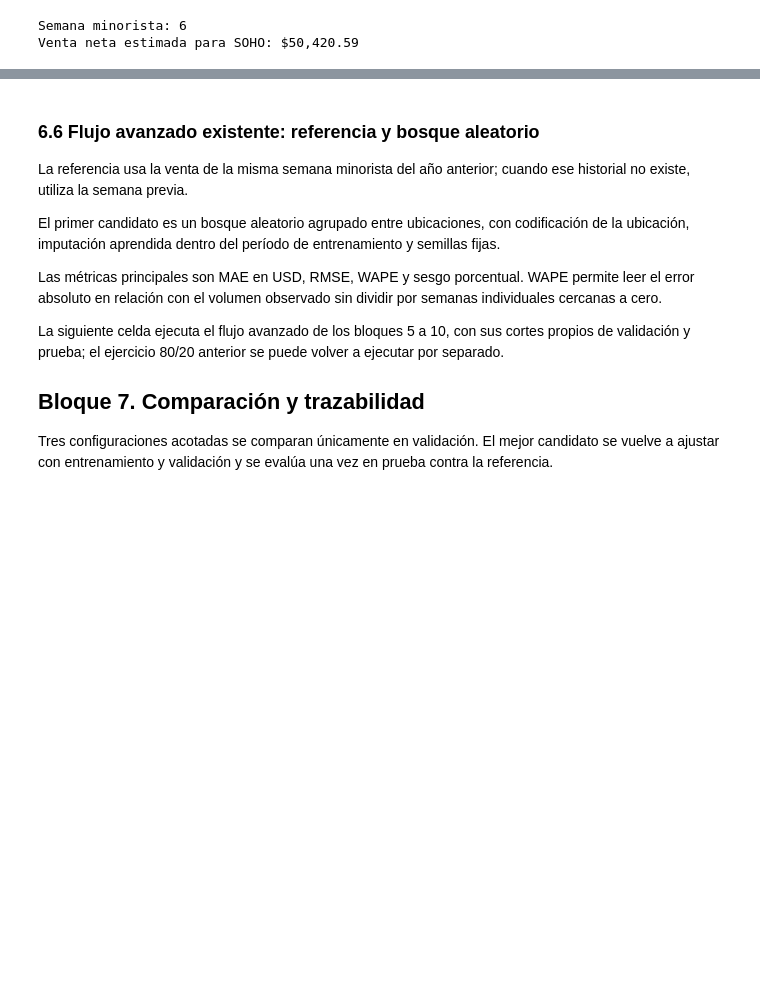
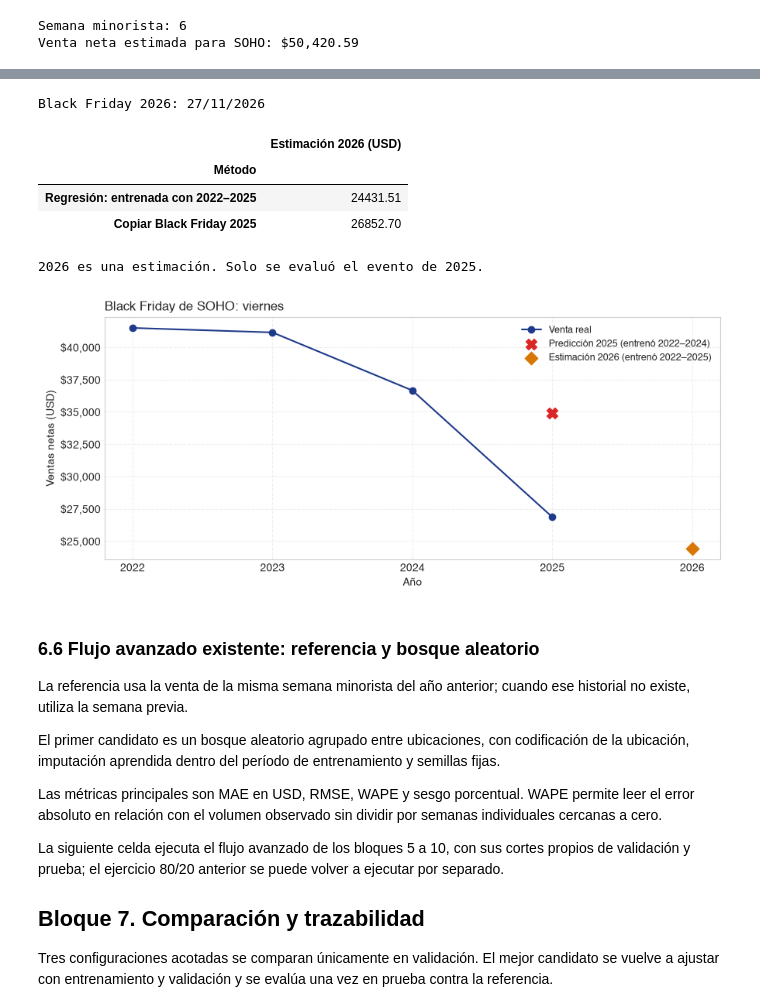
Before and after one commit to geramargonzalez/sales-revenue-datascience, a Jupyter notebook: sales-revenue-jewery.ipynb, the cells around one changed output, grey strips where cells are left out. Cells and saved outputs as stored; diff of their text form; code cells hidden in the pictures; blank space fills up the shorter version.

Commit message:
Fase 22 : Evaluar Black Friday 2025 y estimar 2026

```diff
--- a/sales-revenue-jewery.ipynb
+++ b/sales-revenue-jewery.ipynb
@@ -2520,3 +2666,41 @@ Venta neta estimada para SOHO: $50,420.59
+# %%
+modelo_futuro_bf = LinearRegression()
+modelo_futuro_bf.fit(historico_bf[['tiempo']], historico_bf['venta_neta'])
+estimacion_2026_bf = modelo_futuro_bf.predict(tabla_bf.loc[[ANIO_FUTURO_BF], ['tiempo']])[0]
+
+pronostico_bf = pd.DataFrame({
+    'Método': ['Regresión: entrenada con 2022–2025', 'Copiar Black Friday 2025'],
+    'Estimación 2026 (USD)': [estimacion_2026_bf, real_2025_bf]
+}).set_index('Método')
+print(f'Black Friday {ANIO_FUTURO_BF}: {fecha_black_friday(ANIO_FUTURO_BF):%d/%m/%Y}')
+display(pronostico_bf.round(2))
+print('2026 es una estimación. Solo se evaluó el evento de 2025.')
+if estimacion_2026_bf < 0:
+    print('La tendencia produce una venta neta negativa: revisá si tiene sentido para esta ubicación.')
+
+fig, ax = plt.subplots(figsize=(9, 4))
+ax.plot(historico_bf.index, historico_bf['venta_neta'], marker='o',
+        color=COLOR_PRIMARIO, label='Venta real')
+ax.scatter([ANIO_PRUEBA_BF], [prediccion_2025_bf], marker='X', s=100,
+           color=COLOR_ALERTA, label='Predicción 2025 (entrenó 2022–2024)')
+ax.scatter([ANIO_FUTURO_BF], [estimacion_2026_bf], marker='D', s=70,
+           color=COLOR_COSTO, label='Estimación 2026 (entrenó 2022–2025)')
+ax.set_title(f'Black Friday de {UBICACION_BF}: {etiqueta_periodo_bf}', loc='left')
+ax.set_xlabel('Año')
+ax.set_ylabel('Ventas netas (USD)')
+ax.set_xticks(tabla_bf.index)
+ax.yaxis.set_major_formatter(FuncFormatter(lambda valor, _: f'${valor:,.0f}'))
+ax.legend(fontsize=9)
+plt.tight_layout()
+plt.show()
+# %% [output]
+Black Friday 2026: 27/11/2026
+|  | Estimación 2026 (USD) |
+| Método |  |
+| Regresión: entrenada con 2022–2025 | 24431.51 |
+| Copiar Black Friday 2025 | 26852.70 |
+2026 es una estimación. Solo se evaluó el evento de 2025.
+[figure, added]
 # %% [markdown]
 ### 6.6 Flujo avanzado existente: referencia y bosque aleatorio
 
```
Also changed, not shown: parts of 5 cells of this notebook, 2 other files.
